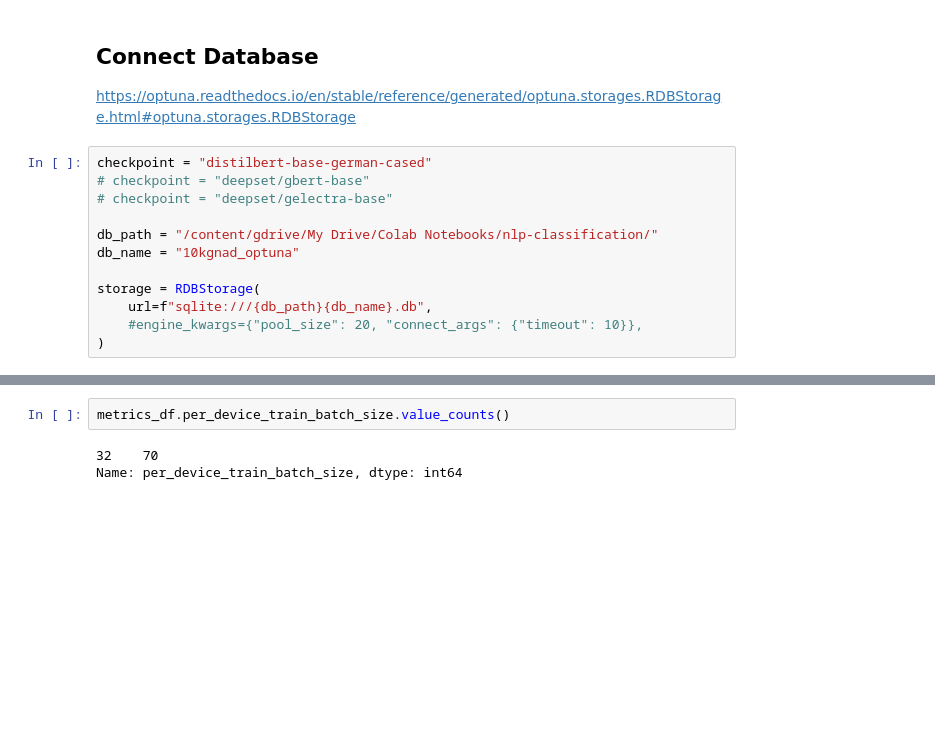
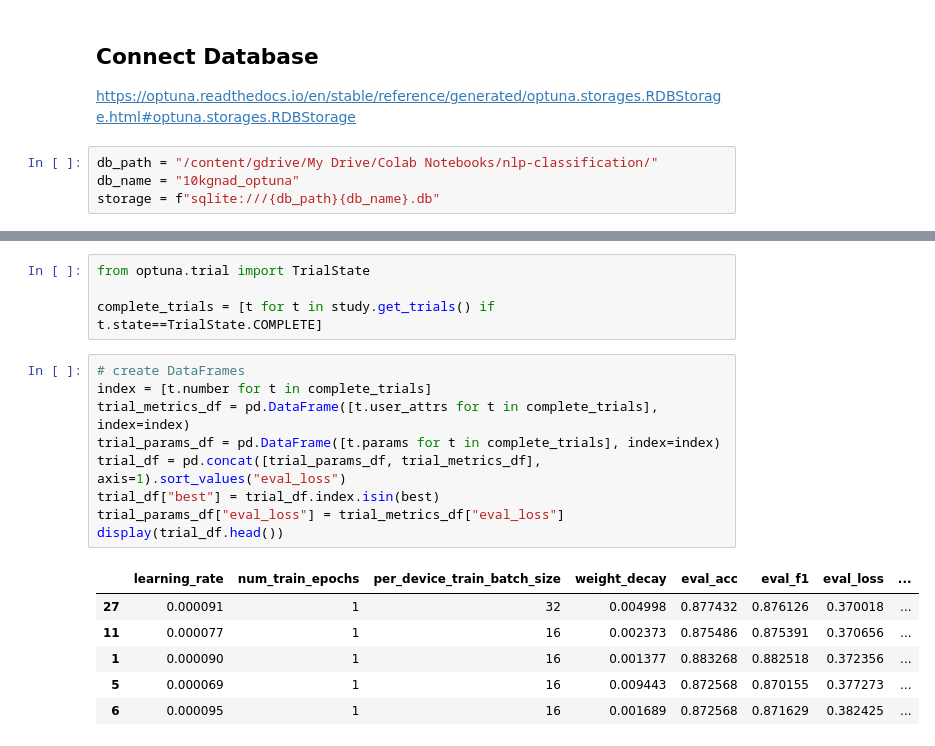
Before and after one commit to goerlitz/nlp-classification, a Jupyter notebook: notebooks/10kGNAD/colab/21d_10kGNAD_optuna_trial_analysis.ipynb, the cells around one changed output, grey strips where cells are left out. Cells and saved outputs as stored; diff of their text form; blank space fills up the shorter version.

```diff
--- a/notebooks/10kGNAD/colab/21d_10kGNAD_optuna_trial_analysis.ipynb
+++ b/notebooks/10kGNAD/colab/21d_10kGNAD_optuna_trial_analysis.ipynb
@@ -21,14 +21,6 @@ Mounted at /content/gdrive
 
 https://optuna.readthedocs.io/en/stable/reference/generated/optuna.storages.RDBStorage.html#optuna.storages.RDBStorage
 # %%
-checkpoint = "distilbert-base-german-cased"
-# checkpoint = "deepset/gbert-base"
-# checkpoint = "deepset/gelectra-base"
-
 db_path = "/content/gdrive/My Drive/Colab Notebooks/nlp-classification/"
 db_name = "10kgnad_optuna"
-
-storage = RDBStorage(
-    url=f"sqlite:///{db_path}{db_name}.db",
-    #engine_kwargs={"pool_size": 20, "connect_args": {"timeout": 10}},
-)
+storage = f"sqlite:///{db_path}{db_name}.db"
@@ -87,7 +52,22 @@ metrics_df.sort_values("eval_loss")
-# %%
-metrics_df.per_device_train_batch_size.value_counts()
-# %% [output]
-32    70
-Name: per_device_train_batch_size, dtype: int64
+# %%
+from optuna.trial import TrialState
+
+complete_trials = [t for t in study.get_trials() if t.state==TrialState.COMPLETE]
+# %%
+# create DataFrames
+index = [t.number for t in complete_trials]
+trial_metrics_df = pd.DataFrame([t.user_attrs for t in complete_trials], index=index)
+trial_params_df = pd.DataFrame([t.params for t in complete_trials], index=index)
+trial_df = pd.concat([trial_params_df, trial_metrics_df], axis=1).sort_values("eval_loss")
+trial_df["best"] = trial_df.index.isin(best)
+trial_params_df["eval_loss"] = trial_metrics_df["eval_loss"]
+display(trial_df.head())
+# %% [output]
+|  | learning_rate | num_train_epochs | per_device_train_batch_size | weight_decay | eval_acc | eval_f1 | eval_loss | ... |
+| 27 | 0.000091 | 1 | 32 | 0.004998 | 0.877432 | 0.876126 | 0.370018 | ... |
+| 11 | 0.000077 | 1 | 16 | 0.002373 | 0.875486 | 0.875391 | 0.370656 | ... |
+| 1 | 0.000090 | 1 | 16 | 0.001377 | 0.883268 | 0.882518 | 0.372356 | ... |
+| 5 | 0.000069 | 1 | 16 | 0.009443 | 0.872568 | 0.870155 | 0.377273 | ... |
+| 6 | 0.000095 | 1 | 16 | 0.001689 | 0.872568 | 0.871629 | 0.382425 | ... |
 # %%
 import plotly.express as px
```
Also changed, not shown: parts of 18 cells of this notebook.
